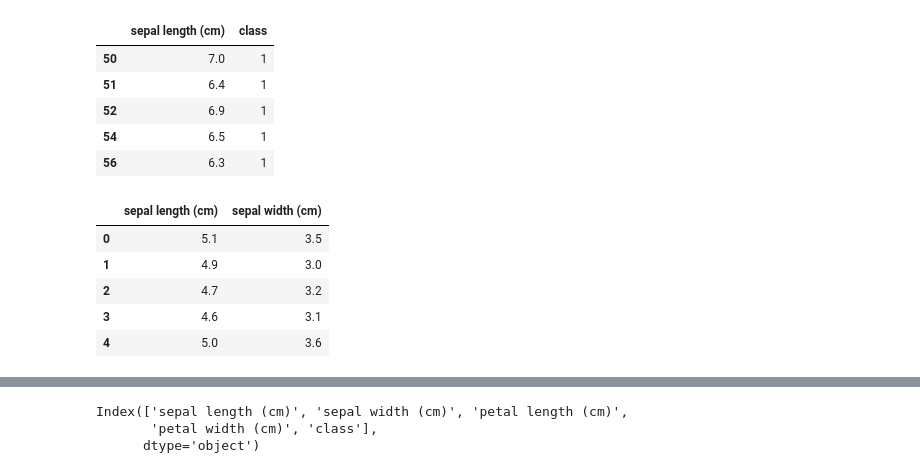
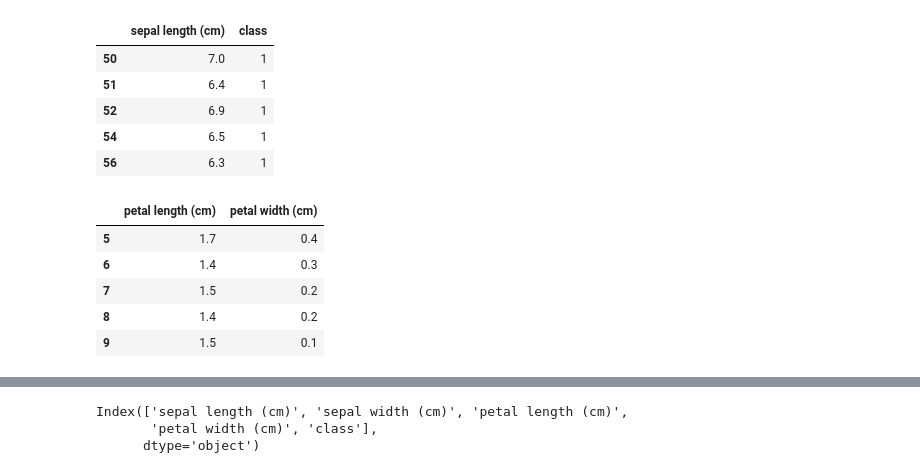
Before and after one commit to AIBabyTeaching/Machine-Learning-Summer-25, a Jupyter notebook: notebooks/00_Welcome.ipynb, the cells around one changed output, grey strips where cells are left out. Drawn from its saved outputs; the diff is of its cells as text; code cells hidden in the pictures.

```diff
--- a/notebooks/00_Welcome.ipynb
+++ b/notebooks/00_Welcome.ipynb
@@ -194,13 +212,13 @@ filtered.head()
 | 56 | 6.3 | 1 |
 # %%
 # Selecting rows and columns by position with iloc
-df.iloc[0:5, 0:2]
+df.iloc[5:10, 2:4]
 # %% [output]
-|  | sepal length (cm) | sepal width (cm) |
-| 0 | 5.1 | 3.5 |
-| 1 | 4.9 | 3.0 |
-| 2 | 4.7 | 3.2 |
-| 3 | 4.6 | 3.1 |
-| 4 | 5.0 | 3.6 |
+|  | petal length (cm) | petal width (cm) |
+| 5 | 1.7 | 0.4 |
+| 6 | 1.4 | 0.3 |
+| 7 | 1.5 | 0.2 |
+| 8 | 1.4 | 0.2 |
+| 9 | 1.5 | 0.1 |
 # %%
 # Basic NumPy statistics
```
Also changed, not shown: parts of 14 cells of this notebook, 1 other file.
